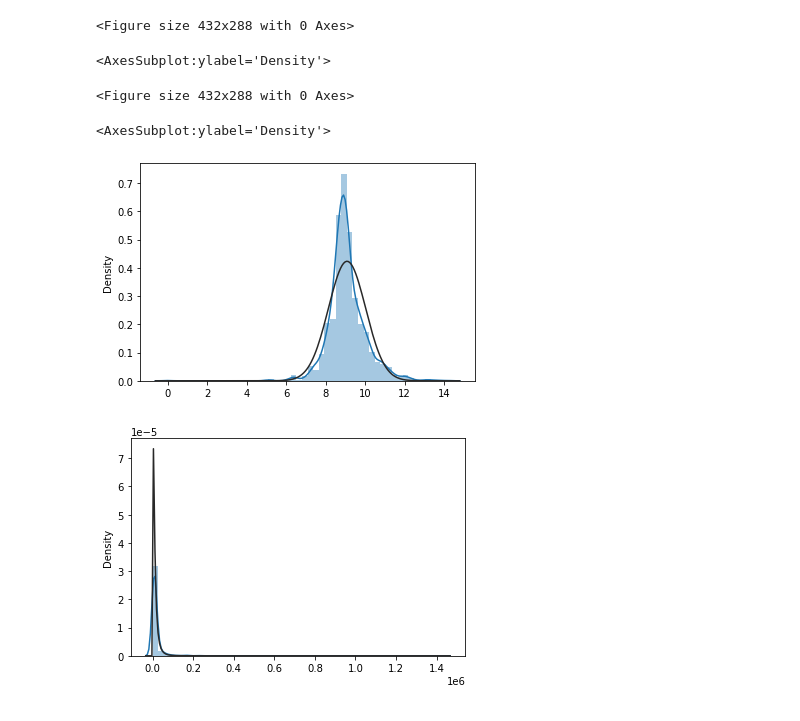
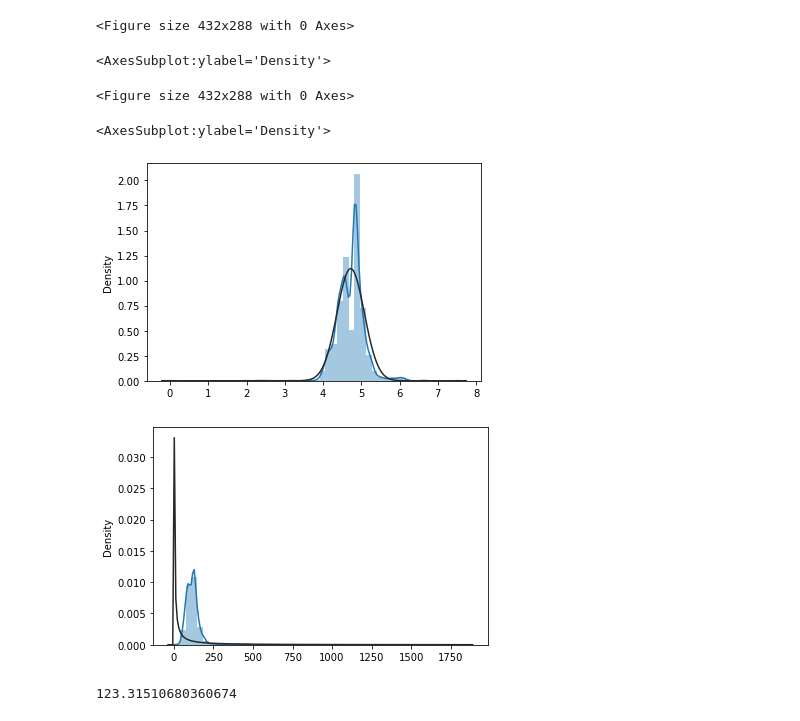
Before and after one commit to tendermonster/pblv2021, a Jupyter notebook: blockchainData.ipynb, the cells around one changed output. Cells and saved outputs as stored; diff of their text form; code cells hidden in the pictures.

```diff
--- a/blockchainData.ipynb
+++ b/blockchainData.ipynb
@@ -130,37 +130,0 @@ sns.distplot(allFeesChained[:-5000])
-# %%
-#n = 7
-n = 30
-#plt.hist(sorted([i.fee for i in blocks[n].transactions])[:len(blocks[n].transactions)-50])
-import seaborn as sns;
-from numpy import inf
-from scipy.stats import norm
-from scipy.stats import lognorm
-from scipy.stats import mielke
-#multipleBlocks1 = [i.fee for i in blocks[1].transactions]
-#multipleBlocks2 = [i.fee for i in blocks[2].transactions]
-#multipleBlocks3 = [i.fee for i in blocks[3].transactions]
-#multipleBlocks4 = [i.fee for i in blocks[4].transactions]
-#multipleBlocks5 = [i.fee for i in blocks[5].transactions]
-#mbks = [multipleBlocks1,multipleBlocks5,multipleBlocks2,multipleBlocks3,multipleBlocks4]
-#multiBlock=sorted(list(itertools.chain.from_iterable(mbks)))
-#lnmb = np.log(multiBlock)
-#lnmb[lnmb == inf] = 0
-#lnmb[lnmb == -inf] = 0
-
-txsData = sorted([i.fee for i in blocks[n].transactions])[:];
-txsDataLog = np.log(txsData)
-
-txsDataLog[txsDataLog == -inf] = 0
-txsDataLog[txsDataLog == inf] = 0
-#öognormalverteilung
-plt.figure()
-sns.distplot(txsDataLog[:],fit=norm)
-plt.figure()
-sns.distplot(txsData, fit=lognorm)
-# %% [output]
-<Figure size 432x288 with 0 Axes>
-<AxesSubplot:ylabel='Density'>
-<Figure size 432x288 with 0 Axes>
-<AxesSubplot:ylabel='Density'>
-[figure, removed]
-[figure, removed]
@@ -172,0 +131,24 @@ sns.distplot(txsData, fit=lognorm)
+# %%
+plt.figure()
+ppbLn=np.log(pricePerByte[2])
+ppbLn[ppbLn == inf] = 0
+ppbLn[ppbLn == -inf] = 0
+sns.distplot(ppbLn,fit=norm)
+plt.figure()
+sns.distplot(pricePerByte[2], fit=lognorm)
+# %% [output]
+<Figure size 432x288 with 0 Axes>
+<AxesSubplot:ylabel='Density'>
+<Figure size 432x288 with 0 Axes>
+<AxesSubplot:ylabel='Density'>
+[figure, added]
+[figure, added]
+# %%
+confidence_level = 0.95
+degrees_freedom = len(pricePerByte[2]) - 1
+sample_mean = np.median(pricePerByte[2])
+sample_mean
+sample_standard_error = scipy.stats.sem(pricePerByte[2])
+confidence_interval = scipy.stats.t.interval(confidence_level, degrees_freedom, sample_mean, sample_standard_error)
+# %% [output]
+123.31510680360674
```
Also changed, not shown: parts of 16 cells of this notebook.
